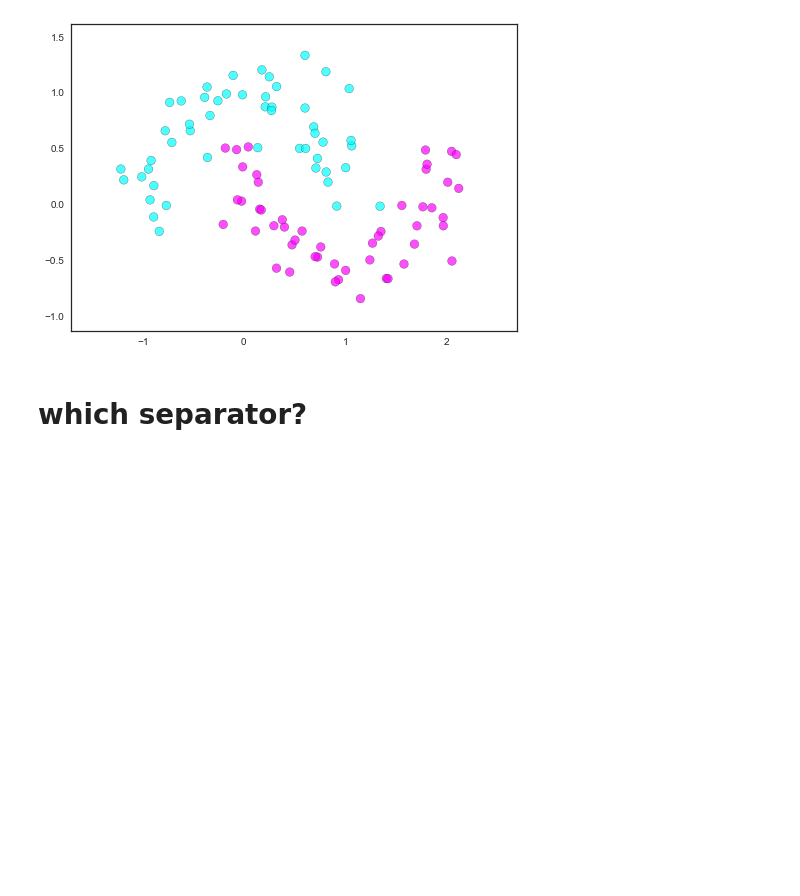
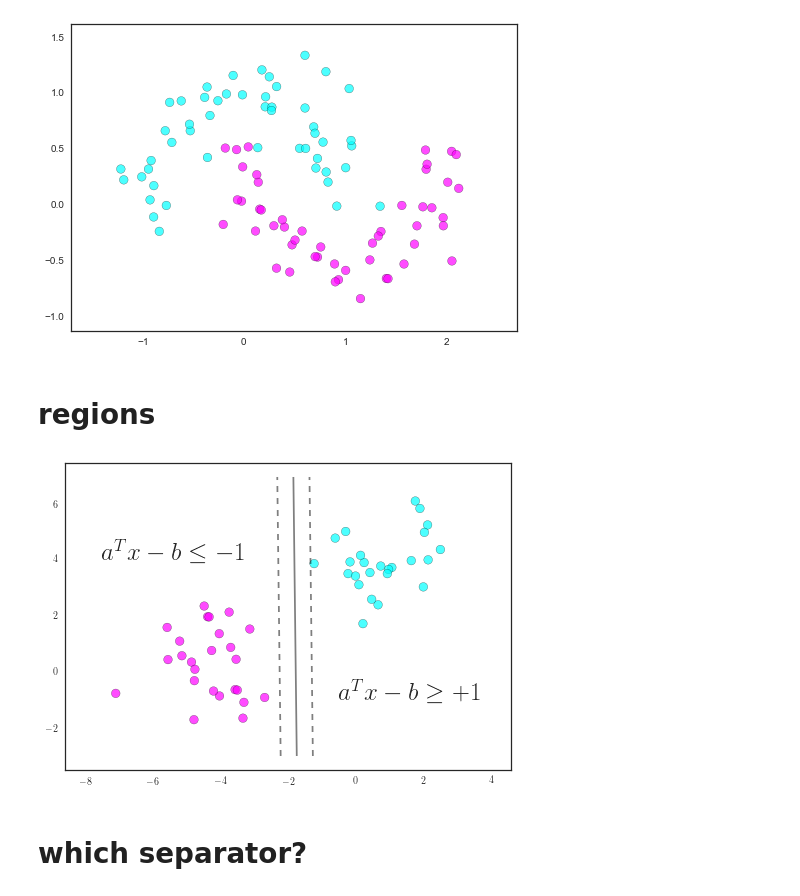
Before and after one commit to icme/cme252-optimization, a Jupyter notebook: lectures/svm/svm.ipynb, the cells around one changed output. Saved outputs shown, nothing was run; the diff lists cells and outputs as text; code cells hidden in the pictures; blank space fills up the shorter version.

Commit message:
max margin classifier

```diff
--- a/lectures/svm/svm.ipynb
+++ b/lectures/svm/svm.ipynb
@@ -10,7 +10,7 @@ import seaborn as sns
 sns.set()
 sns.set_style('white')
 
-def myplot(X, y, a, b, margin=True, line_alpha=.5, filename=None):
+def myplot(X, y, a, b, margin=True, line_alpha=.5, filename=None,callback=None):
     plt.scatter(X[:,0], X[:, 1], c=y, s=75, cmap='cool', alpha=.7)
 
     x = np.linspace(plt.xlim()[0], plt.xlim()[1], 30)
@@ -32,6 +32,9 @@ def myplot(X, y, a, b, margin=True, line_alpha=.5, filename=None):
                levels=levels, alpha=line_alpha,
                linestyles=linestyles)
 
+    if callback:
+        callback()
+
     if filename:
         plt.savefig(filename, bbox_inches='tight')
 # %%
@@ -72,3 +75,32 @@ y = 2*y - 1
 myplot(X, y, a, b, margin=False, line_alpha=0, filename='fig/non_lin_sep.pdf')
 # %% [output]
 [figure]
+# %% [markdown]
+# regions
+# %%
+from matplotlib import rc
+# latex for text makes math pretty, but rendering super slow
+rc('text', usetex=True)
+
+a = Variable(n)
+b = Variable()
+
+#obj = Minimize(norm(a))
+#obj = Minimize(norm(-10*a[0] - 50*a[1]))
+obj = Minimize(norm(.1*a[0] - 10*a[1]))
+#c = np.array([10,-4]); obj = Minimize(norm(a-c))
+
+constr = [mul_elemwise(y, X*a - b) >= 1]
+prob = Problem(obj, constr)
+prob.solve()
+
+a = np.array(a.value).flatten()
+b = b.value
+
+def foo():
+    plt.text(-7.5, 4, r'$a^Tx - b \leq -1$', fontsize=25)
+    plt.text(-.5, -1, r'$a^Tx - b \geq +1$', fontsize=25)
+
+myplot(X, y, a, b, margin=True, line_alpha=.5, filename='fig/regions.pdf', callback=foo)
+# %% [output]
+[figure, added]
```
Also changed, not shown: parts of 4 cells of this notebook, 5 other files.
